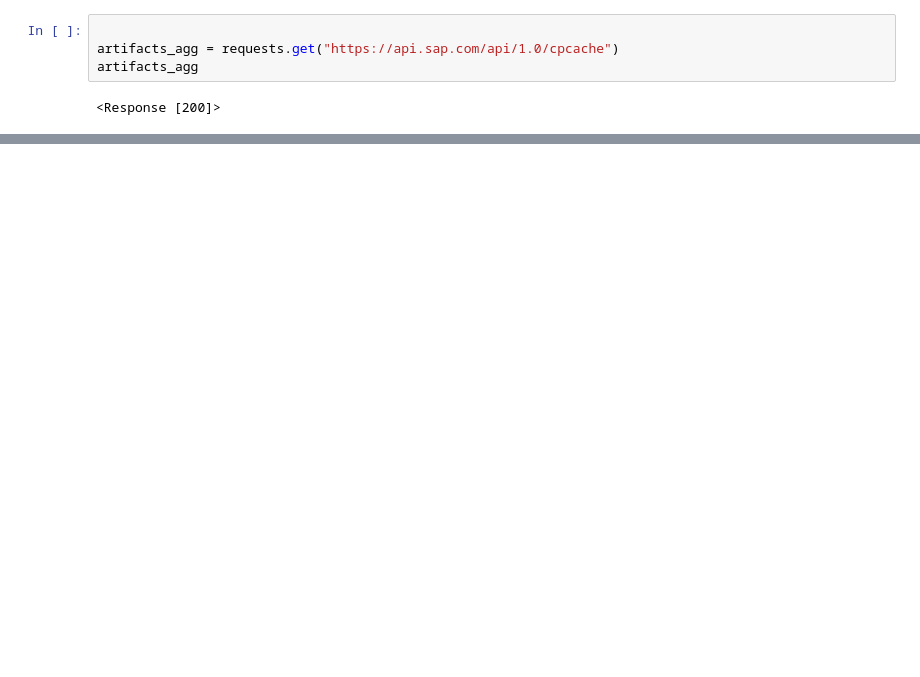
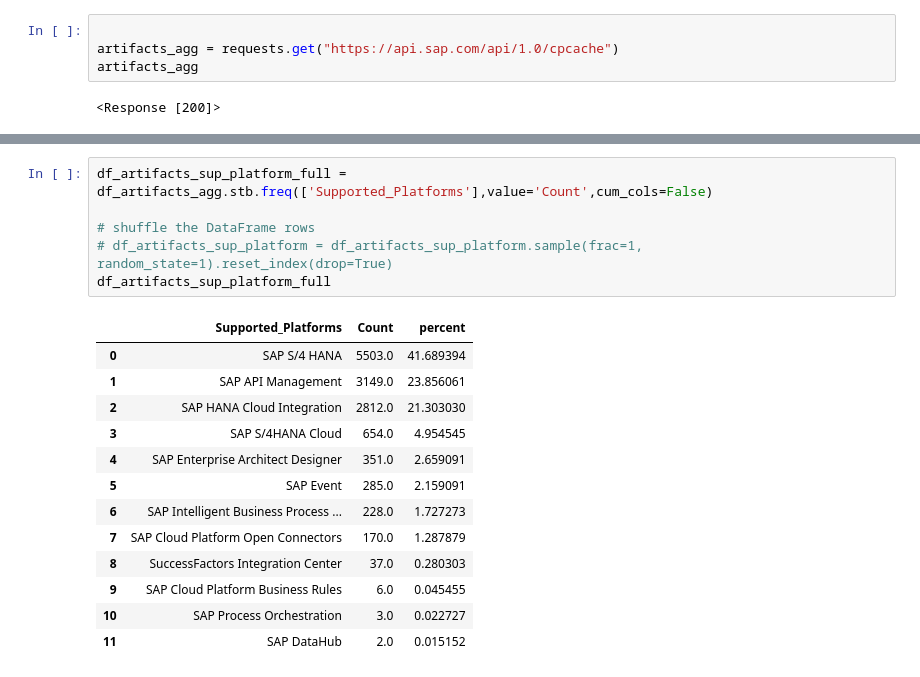
Before and after one commit to sapslcm/Git_Repository_Sudhir, a Jupyter notebook: SAP API Hub/API_Hub_API_Content_Parsing - Version 3.ipynb, the cells around one changed output, grey strips where cells are left out. Saved outputs shown, nothing was run; the diff lists cells and outputs as text; blank space fills up the shorter version.

```diff
--- a/SAP API Hub/API_Hub_API_Content_Parsing - Version 3.ipynb
+++ b/SAP API Hub/API_Hub_API_Content_Parsing - Version 3.ipynb
@@ -1776,0 +1908,20 @@ df_artifacts_agg.stb.freq(['Artifact_Type'],value='Count',cum_cols=False,thresh=
+# %%
+df_artifacts_sup_platform_full = df_artifacts_agg.stb.freq(['Supported_Platforms'],value='Count',cum_cols=False)
+
+# shuffle the DataFrame rows
+# df_artifacts_sup_platform = df_artifacts_sup_platform.sample(frac=1, random_state=1).reset_index(drop=True)
+df_artifacts_sup_platform_full
+# %% [output]
+|  | Supported_Platforms | Count | percent |
+| 0 | SAP S/4 HANA | 5503.0 | 41.689394 |
+| 1 | SAP API Management | 3149.0 | 23.856061 |
+| 2 | SAP HANA Cloud Integration | 2812.0 | 21.303030 |
+| 3 | SAP S/4HANA Cloud | 654.0 | 4.954545 |
+| 4 | SAP Enterprise Architect Designer | 351.0 | 2.659091 |
+| 5 | SAP Event | 285.0 | 2.159091 |
+| 6 | SAP Intelligent Business Process ... | 228.0 | 1.727273 |
+| 7 | SAP Cloud Platform Open Connectors | 170.0 | 1.287879 |
+| 8 | SuccessFactors Integration Center | 37.0 | 0.280303 |
+| 9 | SAP Cloud Platform Business Rules | 6.0 | 0.045455 |
+| 10 | SAP Process Orchestration | 3.0 | 0.022727 |
+| 11 | SAP DataHub | 2.0 | 0.015152 |
```
Also changed, not shown: parts of 60 cells of this notebook.
